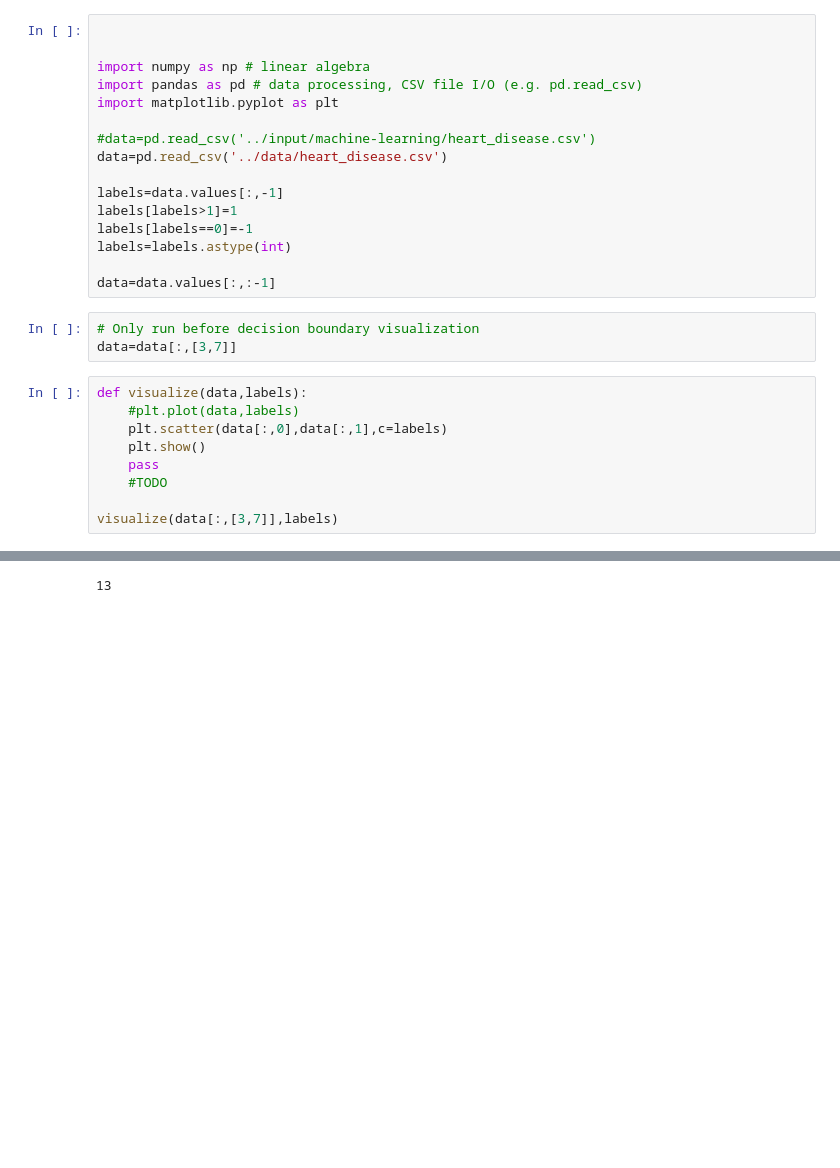
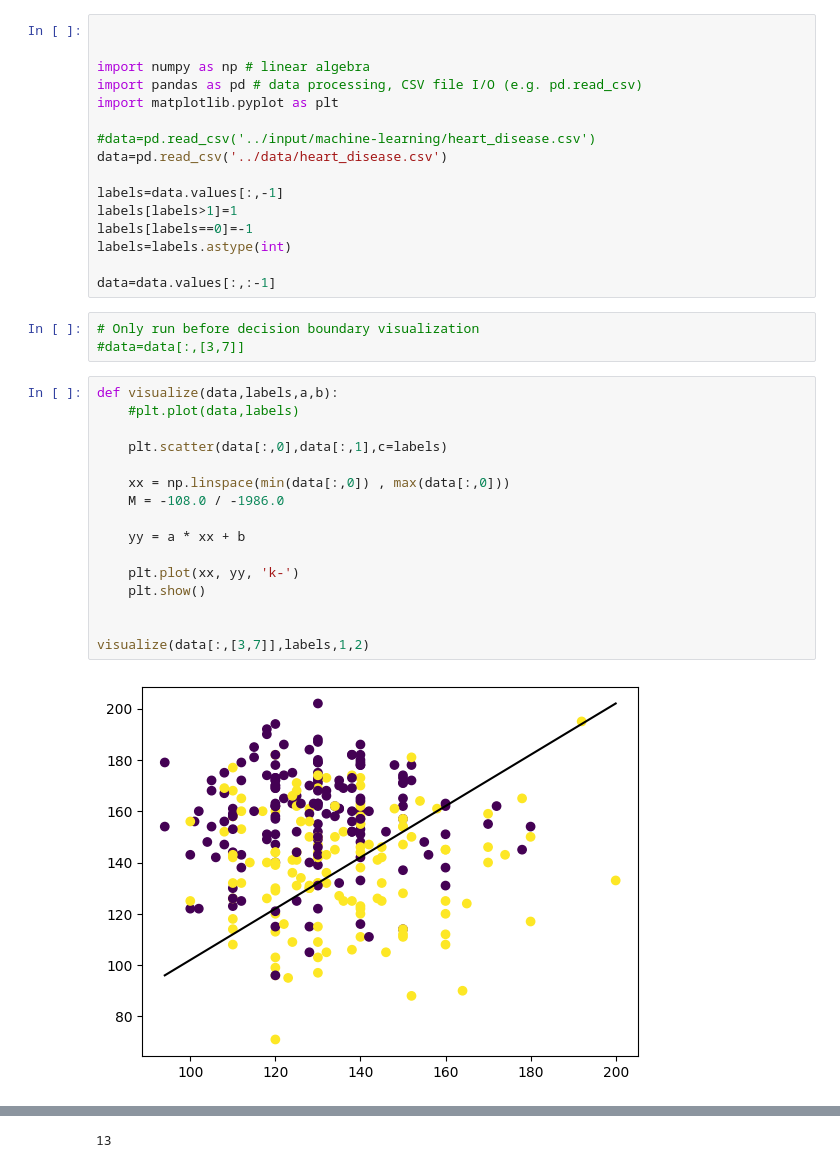
Before and after one commit to Schmidt9898/MachineLearning, a Jupyter notebook: lession0/notebooks/practice-01-pla-hw-skeleton.ipynb, the cells around one changed output, grey strips where cells are left out. Saved outputs shown, nothing was run; the diff lists cells and outputs as text; blank space fills up the shorter version.

Commit message:
IDK something NEED visualization

```diff
--- a/lession0/notebooks/practice-01-pla-hw-skeleton.ipynb
+++ b/lession0/notebooks/practice-01-pla-hw-skeleton.ipynb
@@ -16,16 +16,25 @@ labels=labels.astype(int)
 data=data.values[:,:-1]
 # %%
 # Only run before decision boundary visualization
-data=data[:,[3,7]]
+#data=data[:,[3,7]]
 # %%
-def visualize(data,labels):
-    #plt.plot(data,labels)
-    plt.scatter(data[:,0],data[:,1],c=labels)
-    plt.show()
-    pass
-    #TODO
+def visualize(data,labels,a,b):
+	#plt.plot(data,labels)
 
-visualize(data[:,[3,7]],labels)
+	plt.scatter(data[:,0],data[:,1],c=labels)
+
+	xx = np.linspace(min(data[:,0]) , max(data[:,0]))
+	M = -108.0 / -1986.0
+
+	yy = a * xx + b
+
+	plt.plot(xx, yy, 'k-')
+	plt.show()
+
+
+visualize(data[:,[3,7]],labels,1,2)
+# %% [output]
+[figure, added]
 # %%
 class Perceptron():
 	def __init__(self):
```
Also changed, not shown: parts of 3 cells of this notebook.
